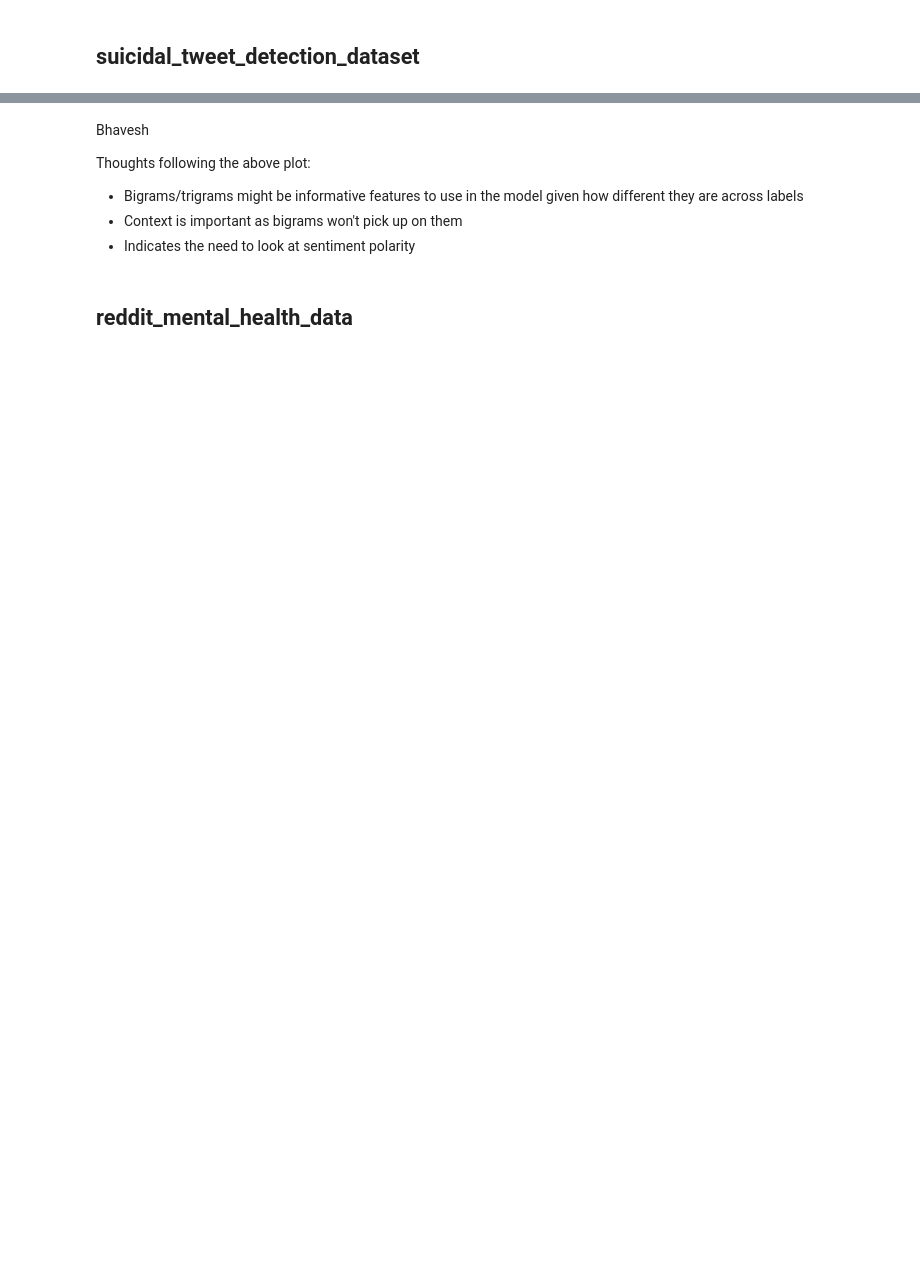
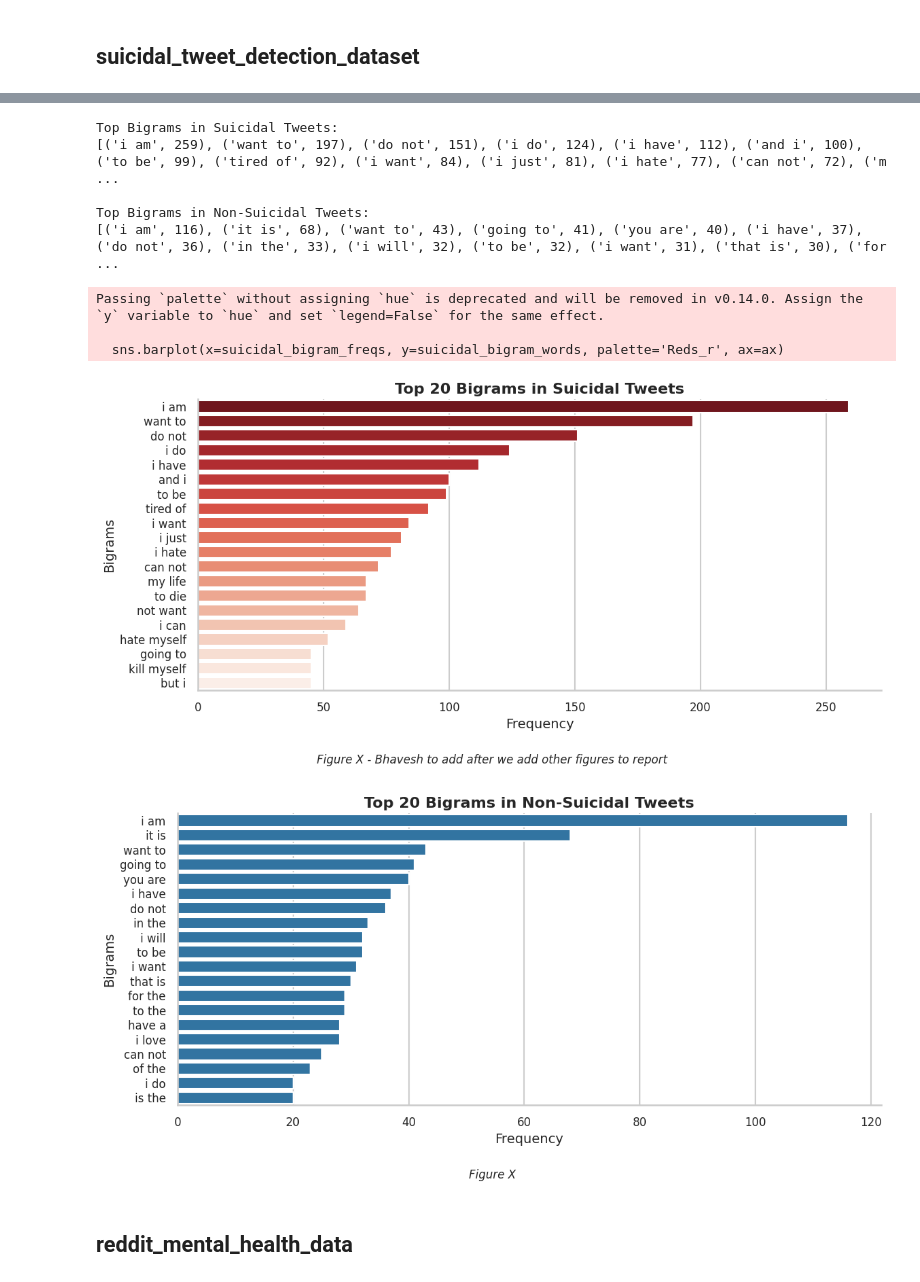
Before and after one commit to PaoloCarlevero/self_harm_datasets_cleaning, a Jupyter notebook: Assessment_4_Proposal_DATA_8002.ipynb, the cells around one changed output, grey strips where cells are left out. Cells and saved outputs as stored; diff of their text form; code cells hidden in the pictures; blank space fills up the shorter version.

```diff
--- a/Assessment_4_Proposal_DATA_8002.ipynb
+++ b/Assessment_4_Proposal_DATA_8002.ipynb
@@ -560,4 +801,5 @@ plt.show()
 # %%
+
 def clean_tokenize_spacy(text):
     """Expand contractions, lowercase, tokenize, and retain alphabetic tokens (including expanded ones)."""
     if isinstance(text, str):
@@ -636,43 +878,46 @@ else:
 
 # Plot non-suicidal tweet bigrams
 if top_bigrams_non_suicidal:
     non_suicidal_bigram_words = [bigram for bigram, freq in top_bigrams_non_suicidal]
     non_suicidal_bigram_freqs = [freq for bigram, freq in top_bigrams_non_suicidal]
 
     fig, ax = plt.subplots(figsize=(12, 6))
-    sns.barplot(x=non_suicidal_bigram_freqs, y=non_suicidal_bigram_words, palette='Blues_r', ax=ax)
+    sns.barplot(x=non_suicidal_bigram_freqs, y=non_suicidal_bigram_words, ax=ax)
 
     ax.set_title('Top 20 Bigrams in Non-Suicidal Tweets', fontsize=16, fontweight='bold')
     ax.set_xlabel('Frequency', fontsize=14)
     ax.set_ylabel('Bigrams', fontsize=14)
     ax.tick_params(axis='x', labelsize=12)
     ax.tick_params(axis='y', labelsize=12)
 
     sns.despine(ax=ax)
 
     plt.tight_layout()
     plt.subplots_adjust(bottom=0.2)
 
     # Add figure caption below the plot
     fig.text(
         0.5, 0.02,
-        'Figure X - Bhavesh to add after we add other figures to report',
+        'Figure X',
         ha='center',
         fontsize=12,
         fontstyle='italic'
     )
 
     plt.show()
 else:
     print("No bigrams found in non-suicidal tweets.")
+# %% [output]
+Top Bigrams in Suicidal Tweets:
+[('i am', 259), ('want to', 197), ('do not', 151), ('i do', 124), ('i have', 112), ('and i', 100), ('to be', 99), ('tired of', 92), ('i want', 84), ('i just', 81), ('i hate', 77), ('can not', 72), ('m ...
+
+Top Bigrams in Non-Suicidal Tweets:
+[('i am', 116), ('it is', 68), ('want to', 43), ('going to', 41), ('you are', 40), ('i have', 37), ('do not', 36), ('in the', 33), ('i will', 32), ('to be', 32), ('i want', 31), ('that is', 30), ('for ...
+Passing `palette` without assigning `hue` is deprecated and will be removed in v0.14.0. Assign the `y` variable to `hue` and set `legend=False` for the same effect.
+
+  sns.barplot(x=suicidal_bigram_freqs, y=suicidal_bigram_words, palette='Reds_r', ax=ax)
+[figure, added]
+[figure, added]
-# %% [markdown]
-Bhavesh
-
-Thoughts following the above plot:
-
-* Bigrams/trigrams might be informative features to use in the model given how different they are across labels
-* Context is important as bigrams won't pick up on them
-* Indicates the need to look at sentiment polarity
 # %% [markdown]
 ## reddit_mental_health_data
 # %%
```
Also changed, not shown: parts of 65 cells of this notebook.
